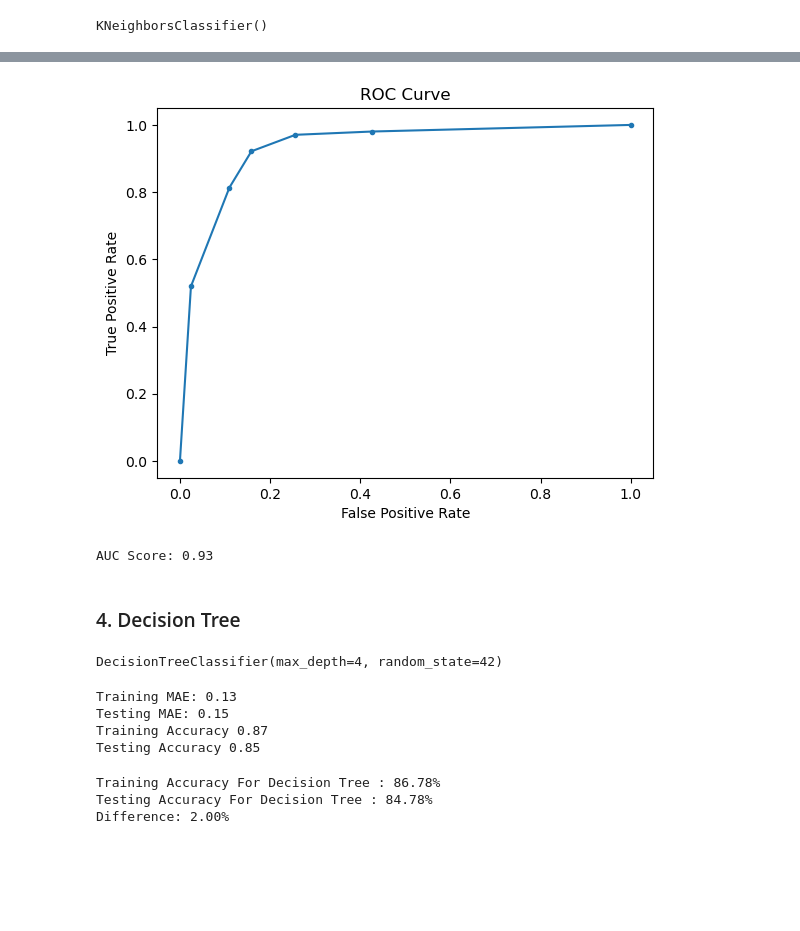
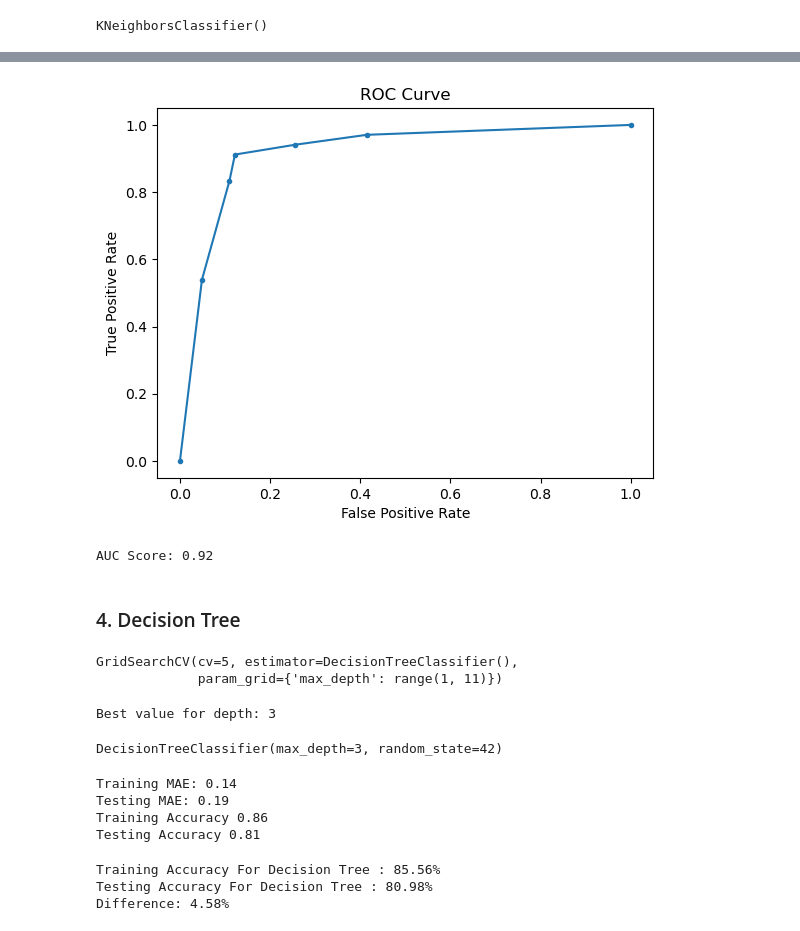
Before and after one commit to hamdynayel11-sudo/Heart-Disease-Prediction-Using-Machine-Learning, a Jupyter notebook: Heart Disease Prediction Using Machine Learning.ipynb, the cells around one changed output, grey strips where cells are left out. Saved outputs shown, nothing was run; the diff lists cells and outputs as text; code cells hidden in the pictures; blank space fills up the shorter version.

```diff
--- a/Heart Disease Prediction Using Machine Learning.ipynb
+++ b/Heart Disease Prediction Using Machine Learning.ipynb
@@ -270,7 +263,7 @@ x_train, x_test, y_train, y_test = train_test_split(X, y, test_size = 0.20, rand
 ### 1. Logistic model
 # %%
 logistic_model = LogisticRegression(max_iter=1000, random_state=42)
-logistic_model.fit(x_train, y_train)
+logistic_model.fit(x_train_scaled, y_train)
 # %% [output]
 LogisticRegression(max_iter=1000, random_state=42)
 # %%
@@ -362,8 +355,8 @@ AUC Score: 0.93
 # %%
 logistic_poly = PolynomialFeatures(degree = 2)
 
-x_train_poly = logistic_poly.fit_transform(x_train)
-x_test_poly = logistic_poly.transform(x_test)
+x_train_poly = logistic_poly.fit_transform(x_train_scaled)
+x_test_poly = logistic_poly.transform(x_test_scaled)
 # %%
 logistic_model_poly = LogisticRegression(max_iter=1000, random_state=42)
 logistic_model_poly.fit(x_train_poly, y_train)
@@ -459,7 +452,7 @@ AUC Score: 0.91
 param_grid = {'n_neighbors': range(1, 11)}  # Try k from 1 to 10
 knn = KNeighborsClassifier()
 grid_search = GridSearchCV(knn, param_grid, cv=5)  # 5-fold cross-validation
-grid_search.fit(x_train, y_train)
+grid_search.fit(x_train_scaled, y_train)
 # %% [output]
 GridSearchCV(cv=5, estimator=KNeighborsClassifier(),
              param_grid={'n_neighbors': range(1, 11)})
@@ -470,7 +463,7 @@ print(f"Best value for k: {best_k}")
 Best value for k: 5
 # %%
 knn_best = KNeighborsClassifier(n_neighbors=best_k)
-knn_best.fit(x_train, y_train)
+knn_best.fit(x_train_scaled, y_train)
 # %% [output]
 KNeighborsClassifier()
 # %%
@@ -545,17 +538,17 @@ plt.show()
 # %%
 # ROC Curve and AUC Score
-y_pre_knn = knn_best.predict_proba(x_test)[:, 1]
+y_pre_knn = knn_best.predict_proba(x_test_scaled)[:, 1]
 fpr, tpr, _ = roc_curve(y_test, y_pre_knn)
 plt.plot(fpr, tpr, marker='.')
 plt.xlabel('False Positive Rate')
 plt.ylabel('True Positive Rate')
 plt.title('ROC Curve')
 plt.show()
 
 auc_score = roc_auc_score(y_test, y_pre_knn)
 print(f"AUC Score: {auc_score:.2f}")
 # %% [output]
-[figure, old version]
+[figure, new version]
-AUC Score: 0.93
+AUC Score: 0.92
 # %% [markdown]
 ### 4. Decision Tree
@@ -567,7 +555,20 @@ X_train, X_test, Y_train, Y_test = train_test_split(X_tree, y_tree, test_size =
+# %%
+param_grid_tree = {'max_depth': range(1, 11)}
+decision_tree = DecisionTreeClassifier()
+grid_search_tree = GridSearchCV(decision_tree, param_grid_tree, cv=5)
+grid_search_tree.fit(x_train, y_train)
+# %% [output]
+GridSearchCV(cv=5, estimator=DecisionTreeClassifier(),
+             param_grid={'max_depth': range(1, 11)})
+# %%
+best_depth = grid_search_tree.best_params_['max_depth']
+print(f"Best value for depth: {best_depth}")
+# %% [output]
+Best value for depth: 3
 # %%
-tree_model = DecisionTreeClassifier(random_state=42, max_depth=4)
+tree_model = DecisionTreeClassifier(random_state=42, max_depth=best_depth)
 
-tree_model.fit(X_train, Y_train)
+tree_model.fit(x_train, y_train)
 # %% [output]
-DecisionTreeClassifier(max_depth=4, random_state=42)
+DecisionTreeClassifier(max_depth=3, random_state=42)
 # %%
@@ -575,13 +576,13 @@ y_tree_prediction = tree_model.predict(X_test)
 # %%
 # Predictions on training data
-y_train_tree = tree_model.predict(X_train)
+y_train_tree = tree_model.predict(x_train)
 
 # Predictions on testing data
-y_test_tree = tree_model.predict(X_test)
+y_test_tree = tree_model.predict(x_test)
 
 # Calculate errors
-tree_train_mae = mean_absolute_error(Y_train, y_train_tree)
-tree_test_mae = mean_absolute_error(Y_test, y_test_tree)
+tree_train_mae = mean_absolute_error(y_train, y_train_tree)
+tree_test_mae = mean_absolute_error(y_test, y_test_tree)
 
 print("Training MAE:", round(tree_train_mae, 2))
 print("Testing MAE:", round(tree_test_mae, 2))
@@ -592,24 +593,24 @@ tree_testing_accuracy = 1 - tree_test_mae
 print("Training Accuracy", round(tree_trainig_accuracy, 2))
 print("Testing Accuracy", round(tree_testing_accuracy, 2))
 # %% [output]
-Training MAE: 0.13
-Testing MAE: 0.15
-Training Accuracy 0.87
-Testing Accuracy 0.85
+Training MAE: 0.14
+Testing MAE: 0.19
+Training Accuracy 0.86
+Testing Accuracy 0.81
 # %%
-y_train_tree = tree_model.predict(X_train)
-y_test_tree = tree_model.predict(X_test)
+y_train_tree = tree_model.predict(x_train)
+y_test_tree = tree_model.predict(x_test)
 
-train_accuracy_tree = accuracy_score(Y_train, y_train_tree)
-test_accuracy_tree = accuracy_score(Y_test, y_test_tree)
+train_accuracy_tree = accuracy_score(y_train, y_train_tree)
+test_accuracy_tree = accuracy_score(y_test, y_test_tree)
 
 print(f"Training Accuracy For Decision Tree : {train_accuracy_tree:.2%}")
 print(f"Testing Accuracy For Decision Tree : {test_accuracy_tree:.2%}")
 print(f"Difference: {(train_accuracy_tree - test_accuracy_tree):.2%}")
 # %% [output]
-Training Accuracy For Decision Tree : 86.78%
-Testing Accuracy For Decision Tree : 84.78%
-Difference: 2.00%
+Training Accuracy For Decision Tree : 85.56%
+Testing Accuracy For Decision Tree : 80.98%
+Difference: 4.58%
 # %%
 # Evaluate the model
 print("Confusion Matrix:")
```
Also changed, not shown: parts of 24 cells of this notebook, 1 other file.
